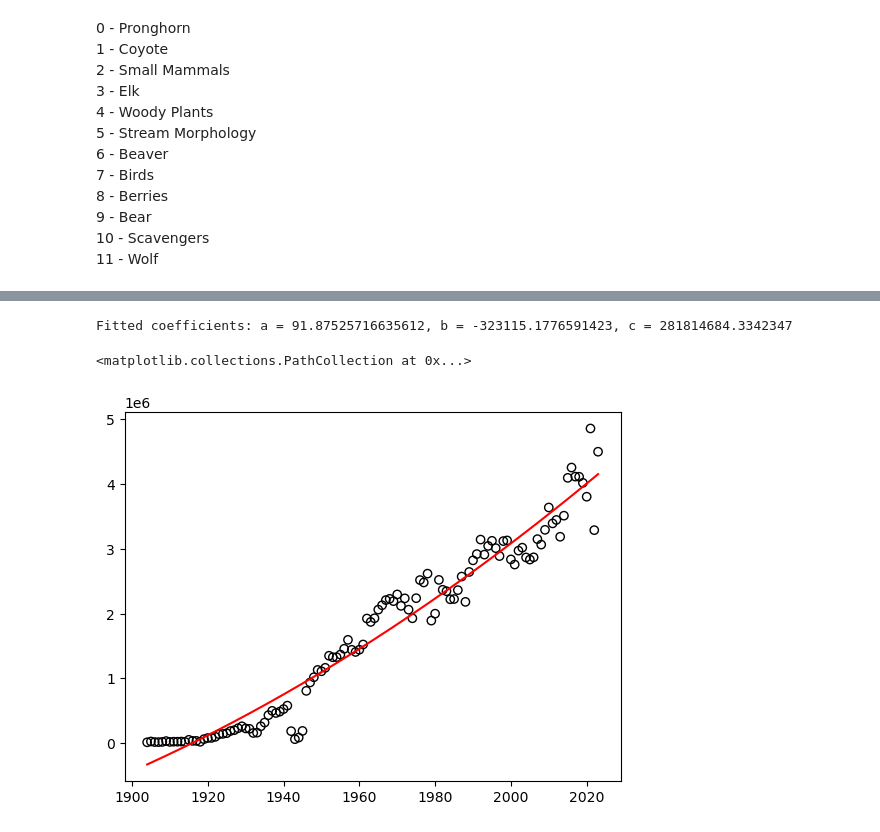
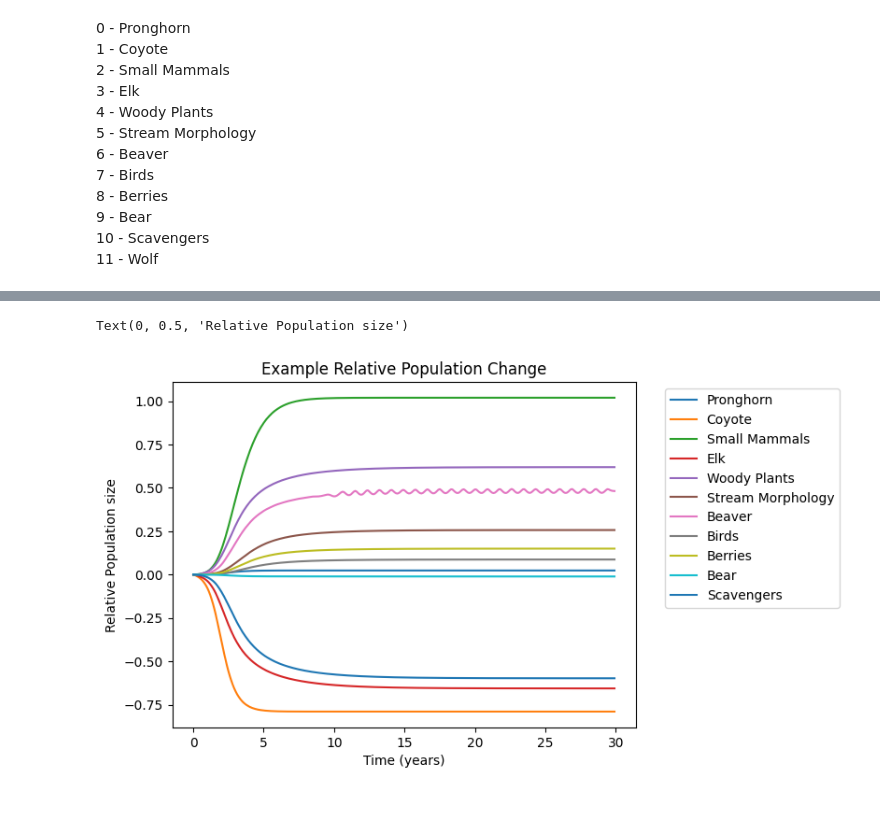
Before and after one commit to jklancaster0909/Ensemble-Ecosystem-Model, a Jupyter notebook: EEM.ipynb, the cells around one changed output, grey strips where cells are left out. Cells and saved outputs as stored; diff of their text form; code cells hidden in the pictures; blank space fills up the shorter version.

```diff
--- a/EEM.ipynb
+++ b/EEM.ipynb
@@ -43,4 +35,5 @@ population_data = np.vstack(np.array(data))
 # %%
+
 def interaction_matrix(N):
     int_mat = np.zeros((N, N))
 
@@ -80,7 +73,7 @@ def interaction_matrix(N):
     int_mat[11, 1] = -1 #Coyote
     int_mat[11, 3] = -1 #Elk
 
-    return int_mat
+    return int_mat.T #Returning the transpose because I constructed this wrong
 # %%
 def A_matrix(int_mat, N):
 
@@ -93,8 +86,8 @@ def A_matrix(int_mat, N):
     #Predator-prey special case
     for i in np.arange(N):
         for j in np.arange(N):
-            if int_mat[i, j] == -1 and int_mat[j, i] == 1:
-                A[i, j] = np.random.uniform(-0.2*A[j, i], 0)
+            if int_mat[i, j] == 1 and int_mat[j, i] == -1:
+                A[i, j] = np.random.uniform(0, -0.2*A[j, i])
 
     return A
 
@@ -105,7 +98,6 @@ def r_vec_known():
     r_known = np.array([1.29, 0.18, 0.045])
 
     for i in np.arange(len(r_known)):
-        #Known rate should median not mean?
         r_known[i] = np.random.lognormal(r_known[i], 0.5)
 
     return r_known
@@ -178,7 +170,6 @@ def generate_viable_models(M):
     #Generate M viable models
     i = 0 #Index of viable models
     j = 0 #Overall index
-
     while i < M:
 
         #Generate parameters
@@ -198,7 +189,7 @@ def generate_viable_models(M):
             i += 1
 
         j += 1
-
+    print(f'total iterations: {j}')
     return As, rs, ns
 
 #Rate equation
@@ -215,6 +206,8 @@ def simulate_eem(As, rs, ns_init, M, N):
     for i in np.arange(M):
         sol = solve_ivp(mod_lot_vol, (0, t_max), ns_init[i], t_eval=t_eval, args=(As[i], rs[i]))
         ns[i] = np.transpose(sol.y)
+        if i % 100 == 0:
+            print(i)
 
     return t_eval, ns
 # %%
@@ -225,21 +221,0 @@ ts, ns = simulate_eem(As, rs, ns_init, M, N)
-# %%
-fig = plt.figure()
-ax = plt.subplot(111)
-
-# colors_range = mpl.cm.tab20(range(20))
-colors_range = [
-    "Red", "Orange", "gold", "forestgreen", "darkgreen",
-    "Cyan", "Blue", "cornflowerblue", "Purple", "Pink",
-    "deeppink", "mediumvioletred"
-]
-
-labels = ['Pronghorn', 'Coyote', 'Small Mammals', 'Elk', 'Woody Plants', 'Stream Morphology', 'Beaver', 'Birds', 'Berries', 'Bear', 'Scavengers', 'Wolf']
-for i in np.arange(N):
-    ax.plot(ts, ns[0, :, i]-ns_init[0, i], label = labels[i], c = colors_range[i])
-
-box = ax.get_position()
-ax.set_position([box.x0, box.y0, box.width * 0.8, box.height])
-
-ax.legend(loc='center left', bbox_to_anchor=(1, 0.5))
-
-plt.show()
@@ -248,20 +222,12 @@ plt.show()
-# %%
-x_data = population_data[:, 0]
-y_data = population_data[:, 1]
-
-coefficients = np.polyfit(x_data, y_data, 2)
-
-a, b, c = coefficients
-print(f"Fitted coefficients: a = {a}, b = {b}, c = {c}")
-
-x_fit = np.linspace(min(x_data), max(x_data), 500)  # Fine-grained x for smooth curve
-y_fit = a * x_fit**2 + b * x_fit + c
-
-plt.plot(x_fit, y_fit, label=f"Fitted Curve: $y = {a:.2e}x^2 + {b:.2e}x + {c:.2e}$", color="red")
-# plt.yscale('log')
-plt.scatter(x_data, y_data, facecolor = 'none', edgecolors= 'k')
-# plt.plot(x, pdf_fitted, 'r-', lw=2, label='Exponential Fit')
-# %% [output]
-Fitted coefficients: a = 91.87525716635612, b = -323115.1776591423, c = 281814684.3342347
-<matplotlib.collections.PathCollection at 0x...>
-[figure, removed]
+# %%
+m = 12
+for i in np.arange(N-1):
+    plt.plot(ts, ns[m, :, i]-ns_init[m, i], label=species[i])
+
+plt.legend(bbox_to_anchor=(1.05, 1.0), loc='upper left')
+plt.title('Example Relative Population Change')
+plt.xlabel('Time (years)')
+plt.ylabel('Relative Population size')
+# %% [output]
+Text(0, 0.5, 'Relative Population size')
+[figure, added]
```
Also changed, not shown: parts of 8 cells of this notebook.
